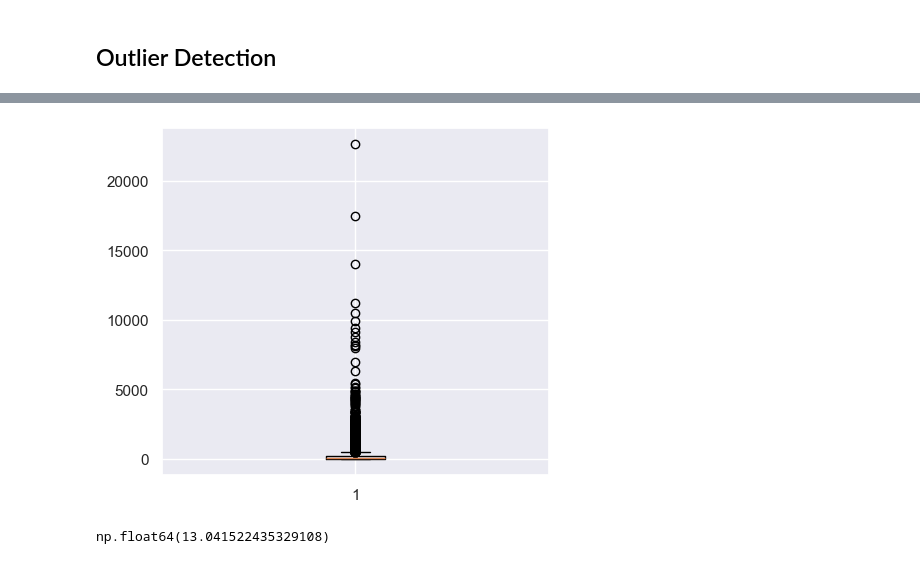
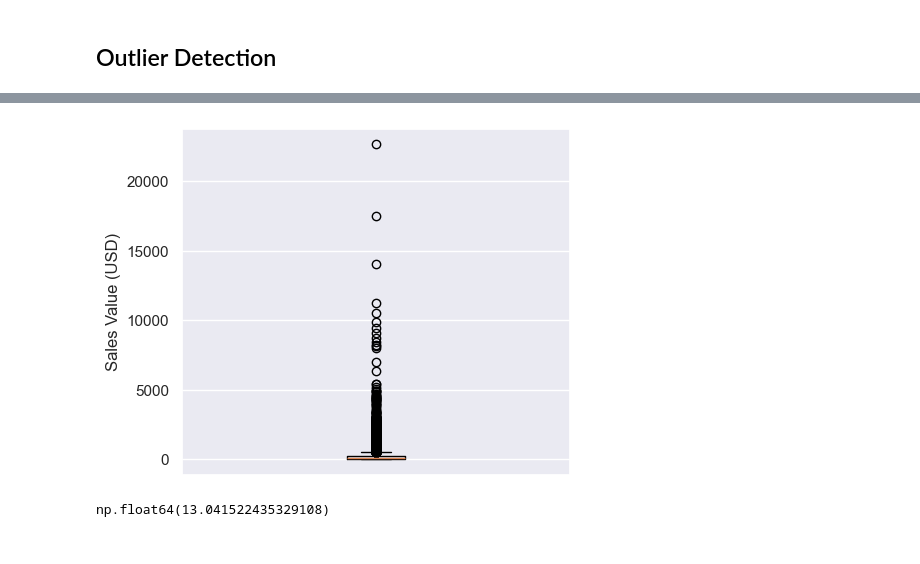
Before and after one commit to jumpertiny1/python-retail-sales-eda, a Jupyter notebook: eda-final.ipynb, the cells around one changed output, grey strips where cells are left out. Drawn from its saved outputs; the diff is of its cells as text; code cells hidden in the pictures.

Commit message:
Add axis labels to charts and update analysis cells

```diff
--- a/eda-final.ipynb
+++ b/eda-final.ipynb
@@ -6,7 +6,7 @@ import pandas as pd
 import matplotlib.pyplot as plt
 import seaborn as sns
 # %%
-ss_data = pd.read_csv("D:\\data-analyst-projects\\retail-eda-project\\data\\raw\\Superstore.csv")
+ss_data = pd.read_csv("D:\\data-analyst-projects\\retail-eda-python-project\\data\\raw\\Superstore.csv")
 # %% [markdown]
 ## Descriptive Analysis
 # %%
@@ -764,9 +746,11 @@ ss_data.describe()
 # %%
 plt.figure(figsize = (5,4.5))
 plt.boxplot(ss_data["sales"])
+plt.ylabel("Sales Value (USD)")
+plt.xticks([])
 plt.show()
 # %% [output]
-[figure, old version]
+[figure, new version]
 # %%
 skewness = ss_data["sales"].skew()
 skewness
```
Also changed, not shown: parts of 16 cells of this notebook.
